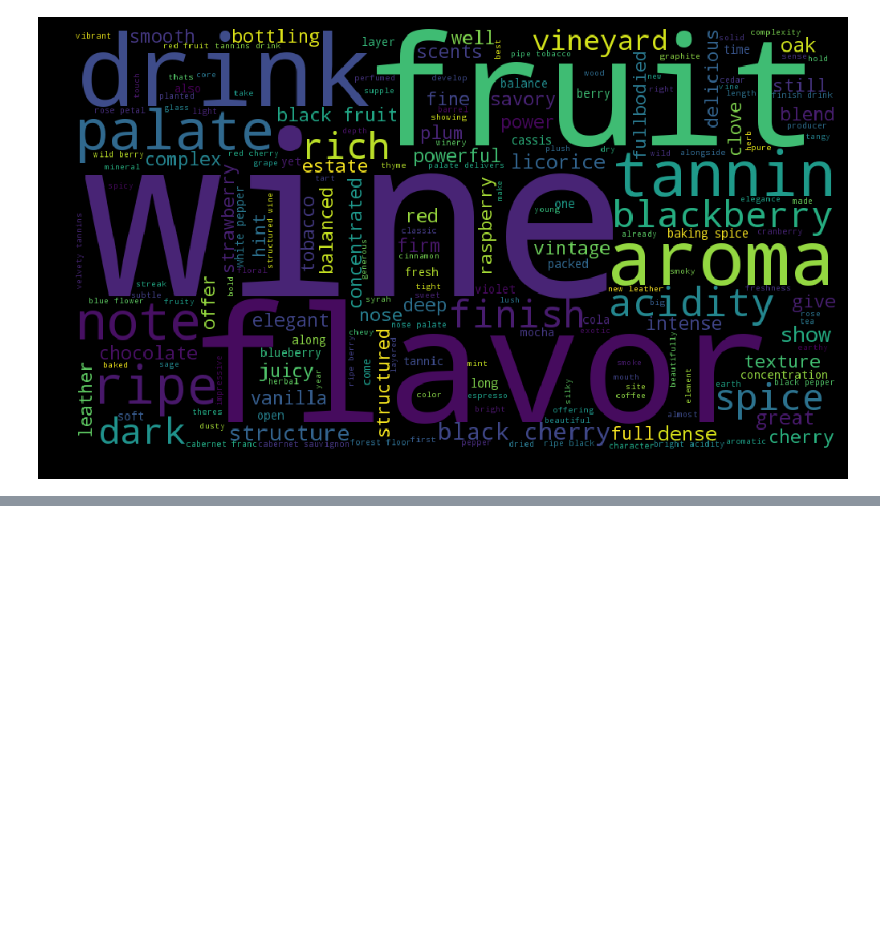
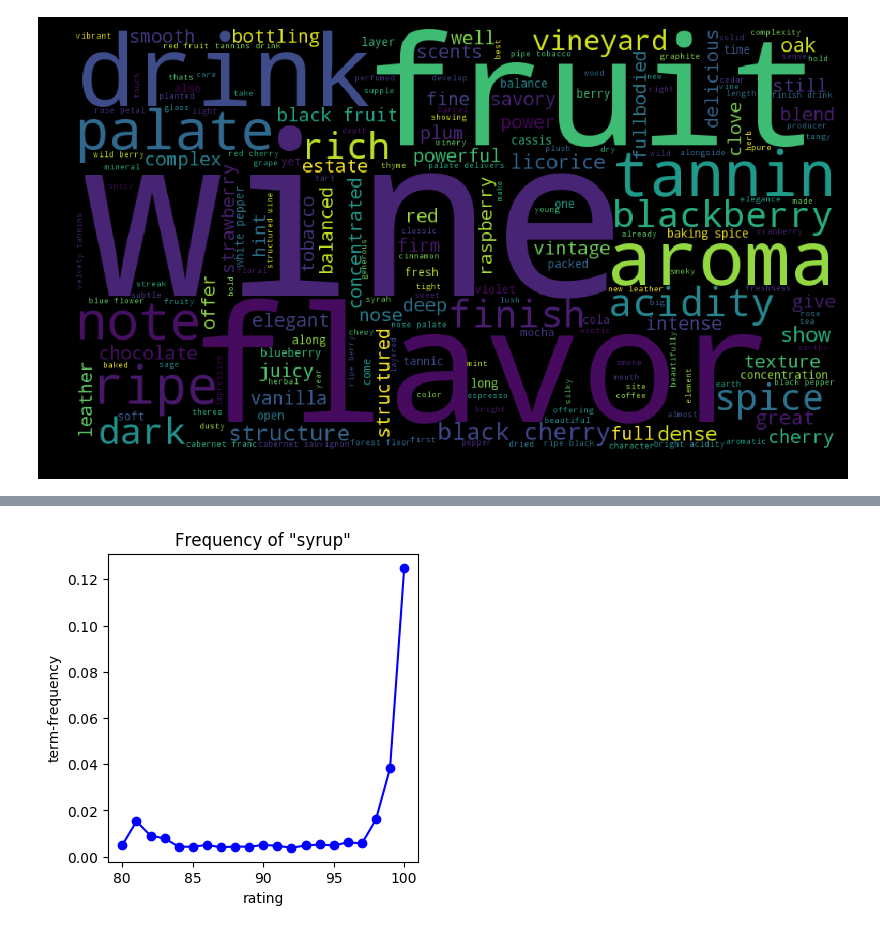
Before and after one commit to pavlafuxova/TFM, a Jupyter notebook: word_count_classifier.ipynb, the cells around one changed output, grey strips where cells are left out. Saved outputs shown, nothing was run; the diff lists cells and outputs as text; code cells hidden in the pictures; blank space fills up the shorter version.

```diff
--- a/word_count_classifier.ipynb
+++ b/word_count_classifier.ipynb
@@ -361,0 +426,22 @@ plot_Cloud(red_wordcloud)
+# %%
+freq_list = []
+for i in range(len(red)):
+    item = red.iloc[i]
+    description = item.description
+    description = TextBlob(item.description.decode('unicode-escape'))
+    num_adj = description.words.count("syrup")
+    points = item.points
+    tup = (num_adj,points)
+    freq_list.append(tup)
+
+df = pd.DataFrame.from_records(freq_list,columns=["num_adj","points"])
+df_del = df.groupby("points").num_adj.mean().to_frame().reset_index()
+
+plt.figure(figsize=(4,4))
+plt.plot(df_del.points,df_del.num_adj,"b-o")
+plt.xlabel('rating')
+plt.ylabel('term-frequency')
+plt.title('Frequency of "syrup"')
+plt.show()
+# %% [output]
+[figure, added]
```
Also changed, not shown: parts of 2 cells of this notebook.
